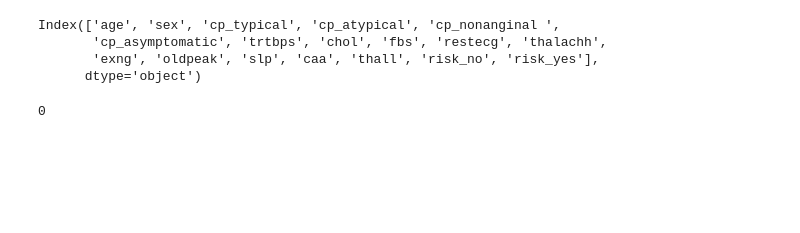
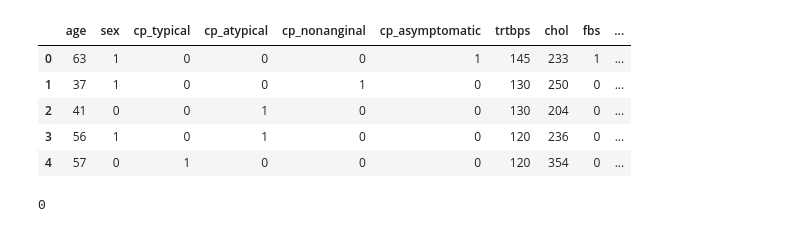
Before and after one commit to ThibaultSchowing/IMPTOX_XAI, a Jupyter notebook: notebooks/2_DIMLP_Fidex.ipynb, the cells around one changed output. Saved outputs shown, nothing was run; the diff lists cells and outputs as text; code cells hidden in the pictures; blank space fills up the shorter version.

```diff
--- a/notebooks/2_DIMLP_Fidex.ipynb
+++ b/notebooks/2_DIMLP_Fidex.ipynb
@@ -56,32 +48,47 @@ dataset
 # %%
-dataset = dataset.sample(frac=1)
-split = int(dataset.shape[0] * 0.8)
 
-features = dataset.columns
-
-nb_classes = 2
-nb_features = len(features) - nb_classes
-
-train_dataset = Tabular(
-    data=dataset.iloc[:split,:]
+cp = pd.get_dummies(
+    dataset["cp"], prefix="cp", prefix_sep="_", columns=["cp"], dtype="int8"
+)
+dataset = pd.concat([dataset.iloc[:, :2], cp, dataset.iloc[:, 3:]], axis=1)
+dataset = dataset.rename(
+    columns={
+        "cp_0": "cp_typical",
+        "cp_1": "cp_atypical",
+        "cp_2": "cp_nonanginal ",
+        "cp_3": "cp_asymptomatic",
+    }
 )
 
-test_dataset = Tabular(
-    data=dataset.iloc[split:,:]
+output = pd.get_dummies(
+    dataset["output"], prefix="risk", prefix_sep="_", columns=["output"], dtype="int8"
 )
 
-features_filename = "attributes.txt"
-
-with open(root_dir.joinpath(features_filename), "w") as file:
-    for feature in features:
-        file.write(f"{feature}\n")
+dataset = pd.concat([dataset.iloc[:, :-1], output], axis=1)
+dataset = dataset.rename(columns={"risk_0": "risk_no", "risk_1": "risk_yes"})
+dataset.head()
+# %% [output]
+|  | age | sex | cp_typical | cp_atypical | cp_nonanginal | cp_asymptomatic | trtbps | chol | fbs | ... |
+| 0 | 63 | 1 | 0 | 0 | 0 | 1 | 145 | 233 | 1 | ... |
+| 1 | 37 | 1 | 0 | 0 | 1 | 0 | 130 | 250 | 0 | ... |
+| 2 | 41 | 0 | 0 | 1 | 0 | 0 | 130 | 204 | 0 | ... |
+| 3 | 56 | 1 | 0 | 1 | 0 | 0 | 120 | 236 | 0 | ... |
+| 4 | 57 | 0 | 1 | 0 | 0 | 0 | 120 | 354 | 0 | ... |
 # %%
-features
+# Split the dataset into train and test
+train_dataset, test_dataset = train_test_split(dataset, test_size=0.2)
+
+train_dataset = Tabular(train_dataset)
+test_dataset = Tabular(test_dataset)
+
+# Get the features list and save it to a file
+features = dataset.columns
+features_filename = "attributes.txt"
+pd.DataFrame(features.values).to_csv(root_dir.joinpath(features_filename), index=False, header=False)
+
+# Global variables for the model
+nb_classes = 2
+nb_features = len(features) - nb_classes
-# %% [output]
-Index(['age', 'sex', 'cp_typical', 'cp_atypical', 'cp_nonanginal ',
-       'cp_asymptomatic', 'trtbps', 'chol', 'fbs', 'restecg', 'thalachh',
-       'exng', 'oldpeak', 'slp', 'caa', 'thall', 'risk_no', 'risk_yes'],
-      dtype='object')
 # %%
 # WARNING: verbose_console can't be used when used in notebooks for some reason
 
```
Also changed, not shown: parts of 7 cells of this notebook, 2 other files.
